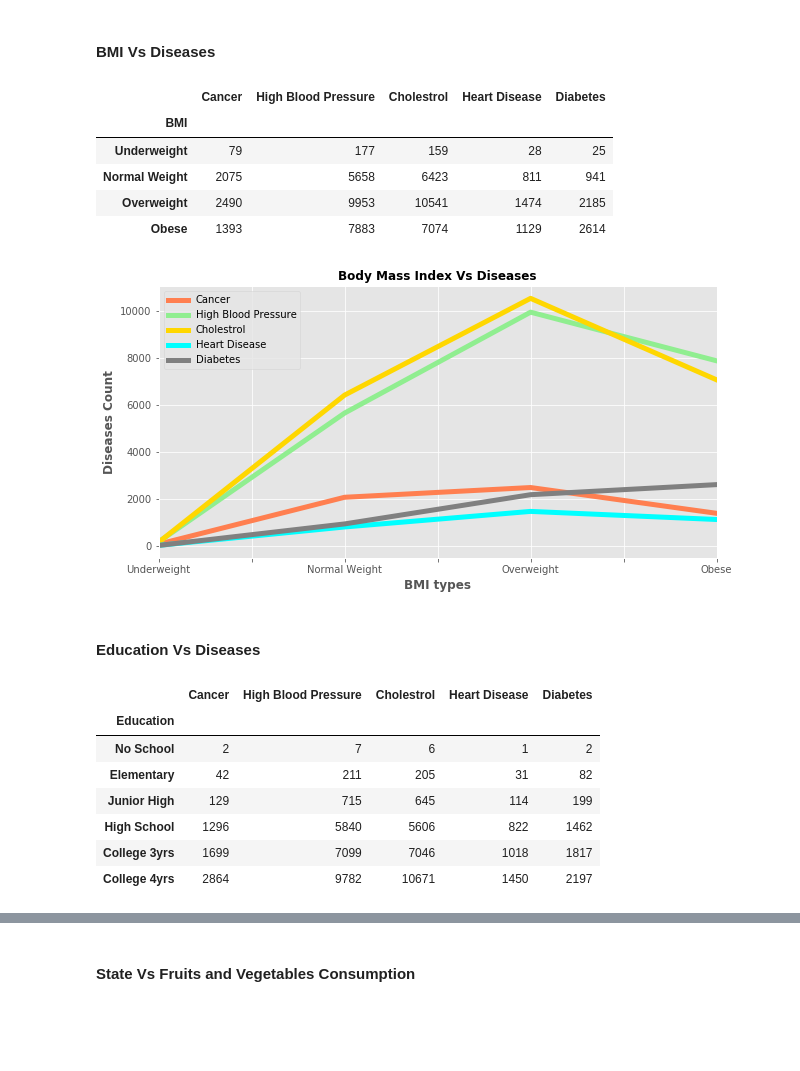
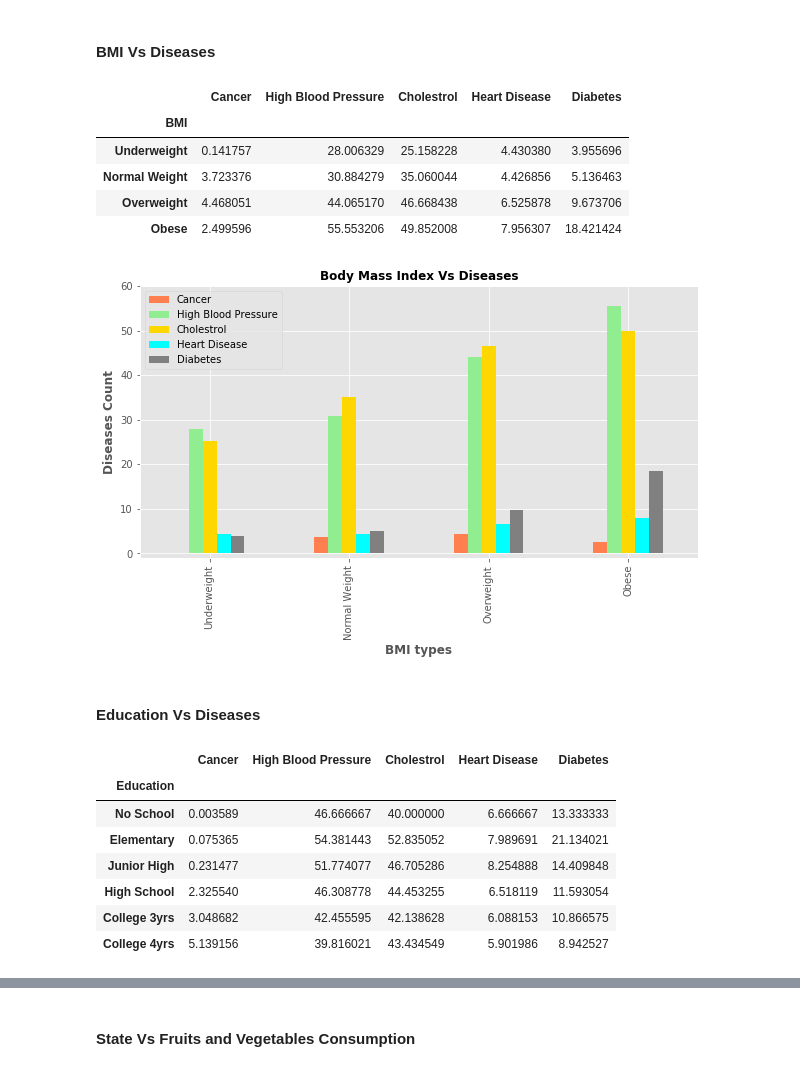
Before and after one commit to ic2019/groupb_project1, a Jupyter notebook: Behavior_Analysis_1.ipynb, the cells around one changed output, grey strips where cells are left out. Drawn from its saved outputs; the diff is of its cells as text; code cells hidden in the pictures; blank space fills up the shorter version.

```diff
--- a/Behavior_Analysis_1.ipynb
+++ b/Behavior_Analysis_1.ipynb
@@ -422,11 +422,12 @@ plt.show()
 # %% [markdown]
 #### BMI Vs Diseases
 # %%
-cancer_by_bmi = behavior_data[behavior_data["Cancer"] == "Yes"].groupby("BMI").count()["Cancer"]
-bp_by_bmi = behavior_data[behavior_data["Blood Pressure"] == "Yes"].groupby("BMI").count()["Blood Pressure"]
-chol_by_bmi = behavior_data[behavior_data["Cholestrol"] == "Yes"].groupby("BMI").count()["Cholestrol"]
-heart_by_bmi = behavior_data[behavior_data["Heart Disease"] == "Yes"].groupby("BMI").count()["Heart Disease"]
-diabetes_by_bmi = behavior_data[behavior_data["Diabetes"] == "Yes"].groupby("BMI").count()["Diabetes"]
+bmi_total = behavior_data.groupby("BMI").count()[["Cancer", "Blood Pressure", "Cholestrol", "Heart Disease", "Diabetes"]]
+cancer_by_bmi = behavior_data[behavior_data["Cancer"] == "Yes"].groupby("BMI").count()["Cancer"] / bmi_total["Cancer"].sum() * 100
+bp_by_bmi = behavior_data[behavior_data["Blood Pressure"] == "Yes"].groupby("BMI").count()["Blood Pressure"] / bmi_total["Blood Pressure"] * 100
+chol_by_bmi = behavior_data[behavior_data["Cholestrol"] == "Yes"].groupby("BMI").count()["Cholestrol"] / bmi_total["Cholestrol"] * 100
+heart_by_bmi = behavior_data[behavior_data["Heart Disease"] == "Yes"].groupby("BMI").count()["Heart Disease"] / bmi_total["Heart Disease"] * 100
+diabetes_by_bmi = behavior_data[behavior_data["Diabetes"] == "Yes"].groupby("BMI").count()["Diabetes"] / bmi_total["Diabetes"] * 100
 bmis = [cancer_by_bmi, bp_by_bmi, chol_by_bmi , heart_by_bmi, diabetes_by_bmi]
 bmi_final = reduce(lambda left,right: pd.merge(left,right,on='BMI'), bmis)
 bmi_final = bmi_final.reindex(["Underweight", "Normal Weight", "Overweight", "Obese"]).rename(columns={"Blood Pressure":"High Blood Pressure"})
@@ -434,28 +435,31 @@ bmi_final
 # %% [output]
 |  | Cancer | High Blood Pressure | Cholestrol | Heart Disease | Diabetes |
 | BMI |  |  |  |  |  |
-| Underweight | 79 | 177 | 159 | 28 | 25 |
-| Normal Weight | 2075 | 5658 | 6423 | 811 | 941 |
-| Overweight | 2490 | 9953 | 10541 | 1474 | 2185 |
-| Obese | 1393 | 7883 | 7074 | 1129 | 2614 |
+| Underweight | 0.141757 | 28.006329 | 25.158228 | 4.430380 | 3.955696 |
+| Normal Weight | 3.723376 | 30.884279 | 35.060044 | 4.426856 | 5.136463 |
+| Overweight | 4.468051 | 44.065170 | 46.668438 | 6.525878 | 9.673706 |
+| Obese | 2.499596 | 55.553206 | 49.852008 | 7.956307 | 18.421424 |
 # %%
 fig, ax = plt.subplots(figsize=(10, 5) )
-p1 = bmi_final.plot(ax=ax, lw= 5, colors = ["Coral","lightgreen","gold","Cyan","Grey"])
+p1 = bmi_final.plot(kind= "bar", ax=ax, lw= 5, colors = ["Coral","lightgreen","gold","Cyan","Grey"])
 p1.set_xlabel("BMI types" ,fontweight = "bold", fontsize="large")
 p1.set_ylabel("Diseases Count", fontweight = "bold", fontsize="large")
 p1.set_title("Body Mass Index Vs Diseases", fontweight="bold", fontsize="large")
+p1.set_ylim(-1,60)
 fig.savefig("./Images/bmi_diseases.png")
 plt.show()
 # %% [output]
-[figure, old version]
+[figure, new version]
 # %% [markdown]
 #### Education Vs Diseases
 # %%
-cancer_by_education = behavior_data[behavior_data["Cancer"] == "Yes"].groupby("Education").count()["Cancer"]
-bp_by_education = behavior_data[behavior_data["Blood Pressure"] == "Yes"].groupby("Education").count()["Blood Pressure"]
-chol_by_education = behavior_data[behavior_data["Cholestrol"] == "Yes"].groupby("Education").count()["Cholestrol"]
-heart_by_education = behavior_data[behavior_data["Heart Disease"] == "Yes"].groupby("Education").count()["Heart Disease"]
-diabetes_by_education = behavior_data[behavior_data["Diabetes"] == "Yes"].groupby("Education").count()["Diabetes"]
+edu_total = behavior_data.groupby("Education").count()[["Cancer", "Blood Pressure", "Cholestrol", "Heart Disease", "Diabetes"]]
+
+cancer_by_education = behavior_data[behavior_data["Cancer"] == "Yes"].groupby("Education").count()["Cancer"] / edu_total["Cancer"].sum() * 100
+bp_by_education = behavior_data[behavior_data["Blood Pressure"] == "Yes"].groupby("Education").count()["Blood Pressure"] / edu_total["Blood Pressure"] * 100
+chol_by_education = behavior_data[behavior_data["Cholestrol"] == "Yes"].groupby("Education").count()["Cholestrol"] / edu_total["Cholestrol"] * 100
+heart_by_education = behavior_data[behavior_data["Heart Disease"] == "Yes"].groupby("Education").count()["Heart Disease"] / edu_total["Heart Disease"] * 100
+diabetes_by_education = behavior_data[behavior_data["Diabetes"] == "Yes"].groupby("Education").count()["Diabetes"] / edu_total["Diabetes"] * 100
 edus = [cancer_by_education, bp_by_education, chol_by_education , heart_by_education, diabetes_by_education]
 education_final = reduce(lambda left,right: pd.merge(left,right,on='Education'), edus)
 education_final = education_final.reindex(["No School", "Elementary", "Junior High", "High School", "College 3yrs" ,"College 4yrs"]).rename(columns={"Blood Pressure":"High Blood Pressure"})
@@ -463,11 +467,11 @@ education_final
 # %% [output]
 |  | Cancer | High Blood Pressure | Cholestrol | Heart Disease | Diabetes |
 | Education |  |  |  |  |  |
-| No School | 2 | 7 | 6 | 1 | 2 |
-| Elementary | 42 | 211 | 205 | 31 | 82 |
-| Junior High | 129 | 715 | 645 | 114 | 199 |
-| High School | 1296 | 5840 | 5606 | 822 | 1462 |
-| College 3yrs | 1699 | 7099 | 7046 | 1018 | 1817 |
-| College 4yrs | 2864 | 9782 | 10671 | 1450 | 2197 |
+| No School | 0.003589 | 46.666667 | 40.000000 | 6.666667 | 13.333333 |
+| Elementary | 0.075365 | 54.381443 | 52.835052 | 7.989691 | 21.134021 |
+| Junior High | 0.231477 | 51.774077 | 46.705286 | 8.254888 | 14.409848 |
+| High School | 2.325540 | 46.308778 | 44.453255 | 6.518119 | 11.593054 |
+| College 3yrs | 3.048682 | 42.455595 | 42.138628 | 6.088153 | 10.866575 |
+| College 4yrs | 5.139156 | 39.816021 | 43.434549 | 5.901986 | 8.942527 |
 # %%
 fig, ax = plt.subplots(figsize=(10, 5))
```
Also changed, not shown: parts of 1 cell of this notebook.
